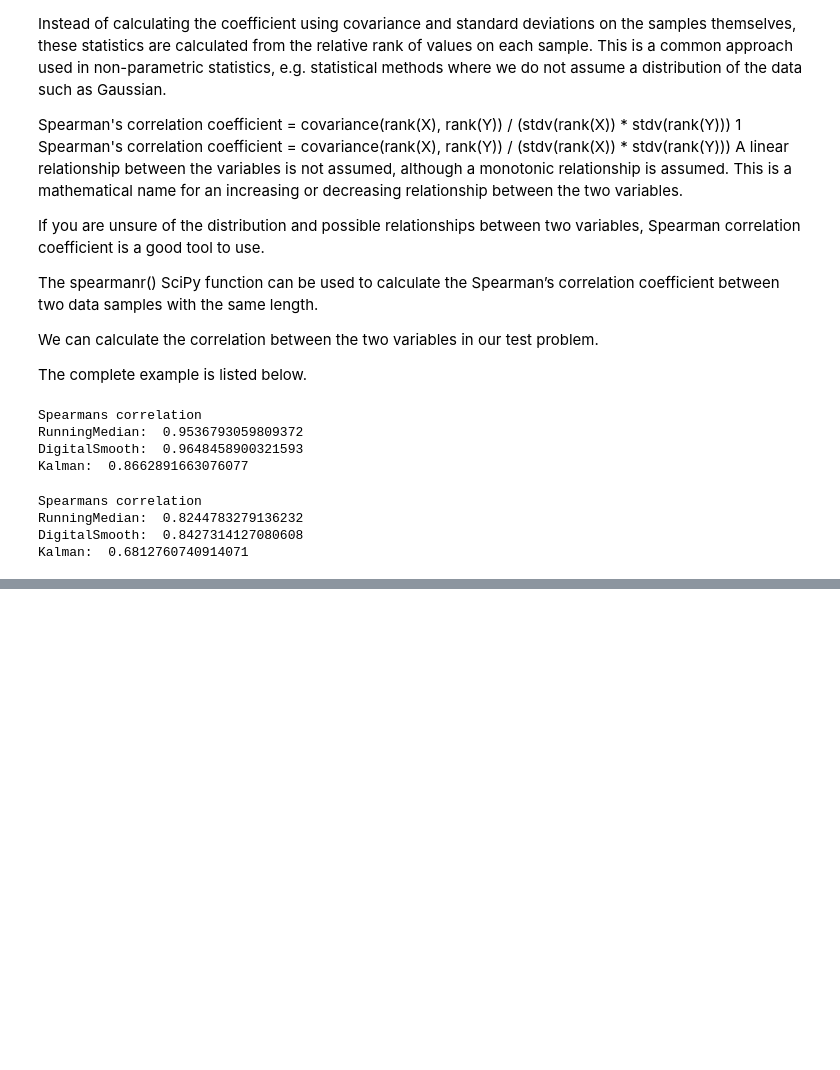
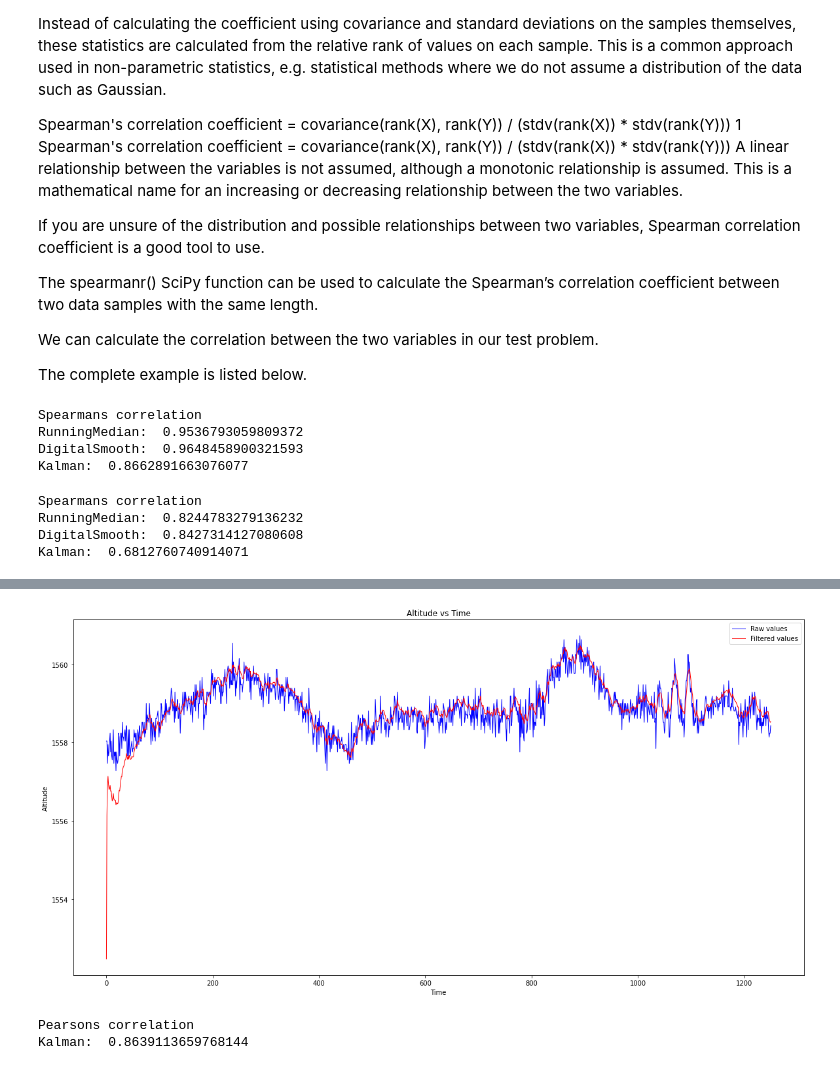
Before and after one commit to nakujaproject/BMPdata, a Jupyter notebook: Src/Notebooks/correlationAnalysis.ipynb, the cells around one changed output, grey strips where cells are left out. Saved outputs shown, nothing was run; the diff lists cells and outputs as text; code cells hidden in the pictures; blank space fills up the shorter version.

```diff
--- a/Src/Notebooks/correlationAnalysis.ipynb
+++ b/Src/Notebooks/correlationAnalysis.ipynb
@@ -240,0 +293,21 @@ Kalman:  0.6812760740914071
+# %%
+plt.figure(figsize=(20, 10))
+plt.xlabel("Time")
+plt.ylabel("Altitude")
+plt.title("Altitude vs Time")
+plt.plot(df10.index, df10['Raw'],  linewidth=1, color="b", label="Raw values")
+plt.plot(df10.index, df10['Filtered'],  linewidth=1, color="r", label="Filtered values")
+plt.legend()
+plt.savefig("../../Output/Figures/2.jpeg", transparent=False)
+plt.show()
+# %% [output]
+[figure, added]
+# %%
+corr1, _ = pearsonr(df10['Raw'], df10['Filtered'])
+
+print('Pearsons correlation')
+
+print("Kalman: ", corr1)
+# %% [output]
+Pearsons correlation
+Kalman:  0.8639113659768144
```
Also changed, not shown: parts of 22 cells of this notebook.
